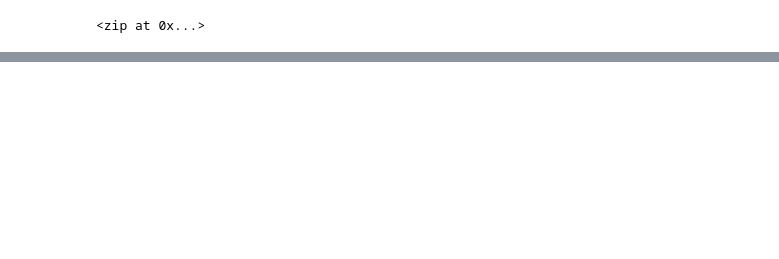
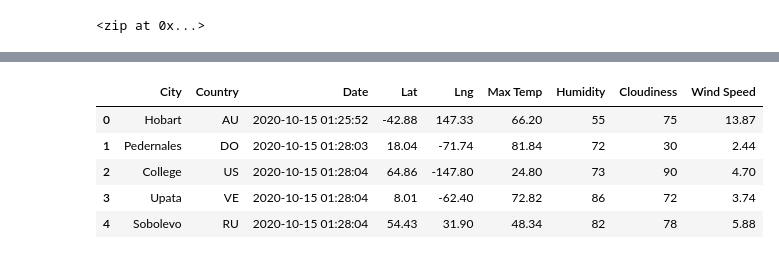
Before and after one commit to pwgrace/World_Weather_Analysis, a Jupyter notebook: WeatherPy.ipynb, the cells around one changed output, grey strips where cells are left out. Drawn from its saved outputs; the diff is of its cells as text; code cells hidden in the pictures; blank space fills up the shorter version.

```diff
--- a/WeatherPy.ipynb
+++ b/WeatherPy.ipynb
@@ -31,0 +141,11 @@ len(cities)
+# %%
+new_column_order=["City",'Country','Date','Lat', 'Lng', 'Max Temp', 'Humidity', 'Cloudiness', 'Wind Speed']
+city_data_df=city_data_df[new_column_order]
+city_data_df.head()
+# %% [output]
+|  | City | Country | Date | Lat | Lng | Max Temp | Humidity | Cloudiness | Wind Speed |
+| 0 | Hobart | AU | 2020-10-15 01:25:52 | -42.88 | 147.33 | 66.20 | 55 | 75 | 13.87 |
+| 1 | Pedernales | DO | 2020-10-15 01:28:03 | 18.04 | -71.74 | 81.84 | 72 | 30 | 2.44 |
+| 2 | College | US | 2020-10-15 01:28:04 | 64.86 | -147.80 | 24.80 | 73 | 90 | 4.70 |
+| 3 | Upata | VE | 2020-10-15 01:28:04 | 8.01 | -62.40 | 72.82 | 86 | 72 | 3.74 |
+| 4 | Sobolevo | RU | 2020-10-15 01:28:04 | 54.43 | 31.90 | 48.34 | 82 | 78 | 5.88 |
```
Also changed, not shown: parts of 6 cells of this notebook, 2 other files.
